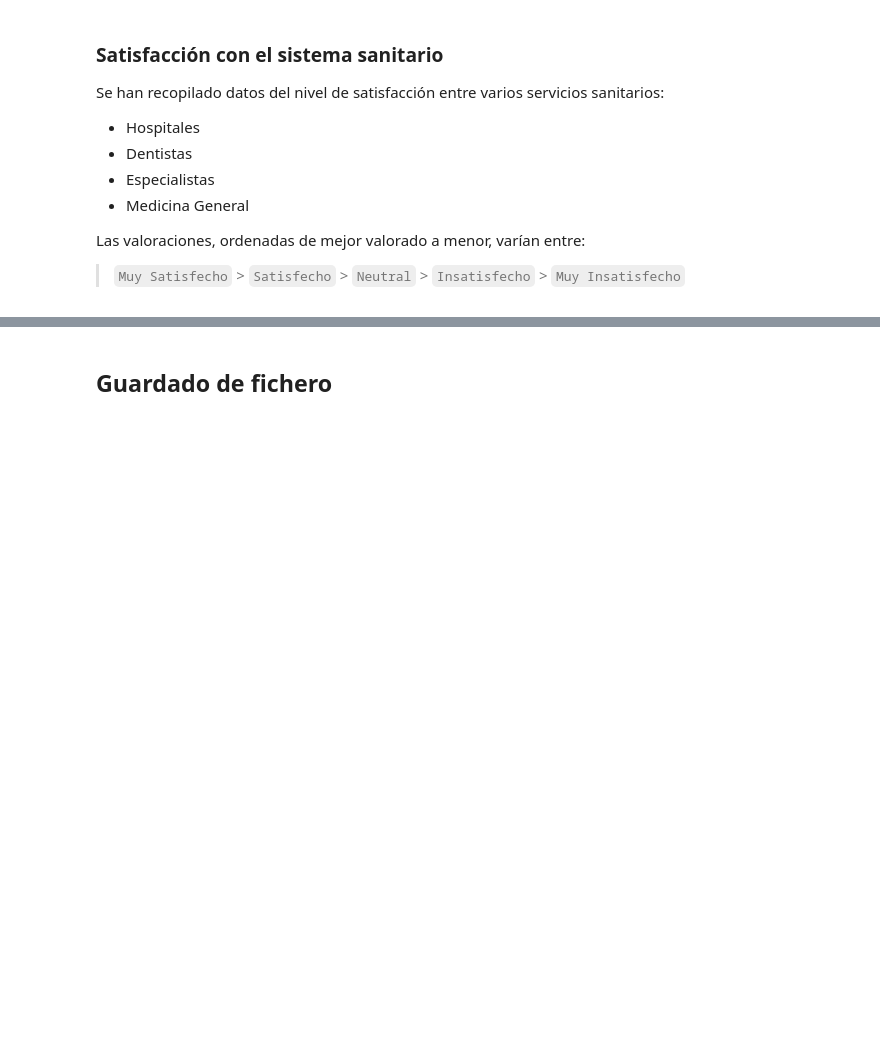
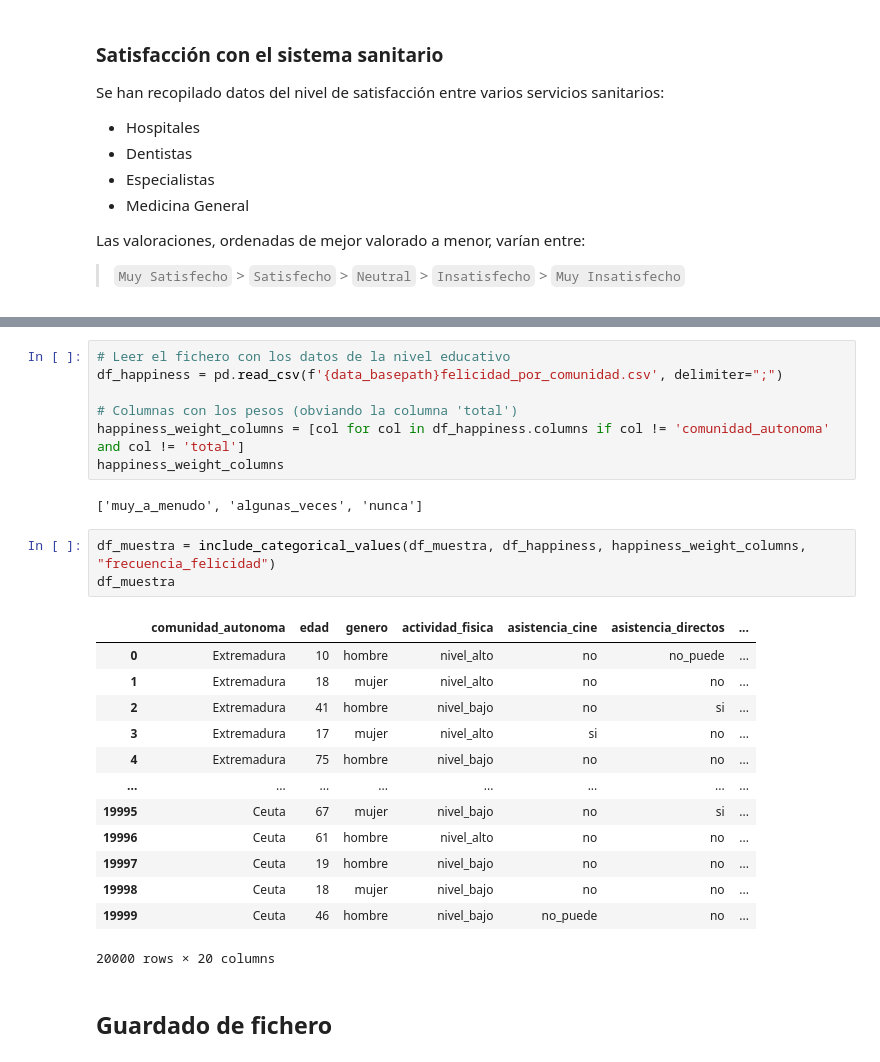
Before and after one commit to jmguegu/Proyecto_Final_Emociones, a Jupyter notebook: notebooks/initial_data_generation.ipynb, the cells around one changed output, grey strips where cells are left out. Saved outputs shown, nothing was run; the diff lists cells and outputs as text; blank space fills up the shorter version.

```diff
--- a/notebooks/initial_data_generation.ipynb
+++ b/notebooks/initial_data_generation.ipynb
@@ -485,3 +814,29 @@ df_muestra
+# %%
+# Leer el fichero con los datos de la nivel educativo
+df_happiness = pd.read_csv(f'{data_basepath}felicidad_por_comunidad.csv', delimiter=";")
+
+# Columnas con los pesos (obviando la columna 'total')
+happiness_weight_columns = [col for col in df_happiness.columns if col != 'comunidad_autonoma' and col != 'total']
+happiness_weight_columns
+# %% [output]
+['muy_a_menudo', 'algunas_veces', 'nunca']
+# %%
+df_muestra = include_categorical_values(df_muestra, df_happiness, happiness_weight_columns, "frecuencia_felicidad")
+df_muestra
+# %% [output]
+|  | comunidad_autonoma | edad | genero | actividad_fisica | asistencia_cine | asistencia_directos | ... |
+| 0 | Extremadura | 10 | hombre | nivel_alto | no | no_puede | ... |
+| 1 | Extremadura | 18 | mujer | nivel_alto | no | no | ... |
+| 2 | Extremadura | 41 | hombre | nivel_bajo | no | si | ... |
+| 3 | Extremadura | 17 | mujer | nivel_alto | si | no | ... |
+| 4 | Extremadura | 75 | hombre | nivel_bajo | no | no | ... |
+| ... | ... | ... | ... | ... | ... | ... | ... |
+| 19995 | Ceuta | 67 | mujer | nivel_bajo | no | si | ... |
+| 19996 | Ceuta | 61 | hombre | nivel_alto | no | no | ... |
+| 19997 | Ceuta | 19 | hombre | nivel_bajo | no | no | ... |
+| 19998 | Ceuta | 18 | mujer | nivel_bajo | no | no | ... |
+| 19999 | Ceuta | 46 | hombre | nivel_bajo | no_puede | no | ... |
+20000 rows × 20 columns
 # %% [markdown]
 ## Guardado de fichero
 # %%
```
Also changed, not shown: parts of 29 cells of this notebook, 40 other files.
